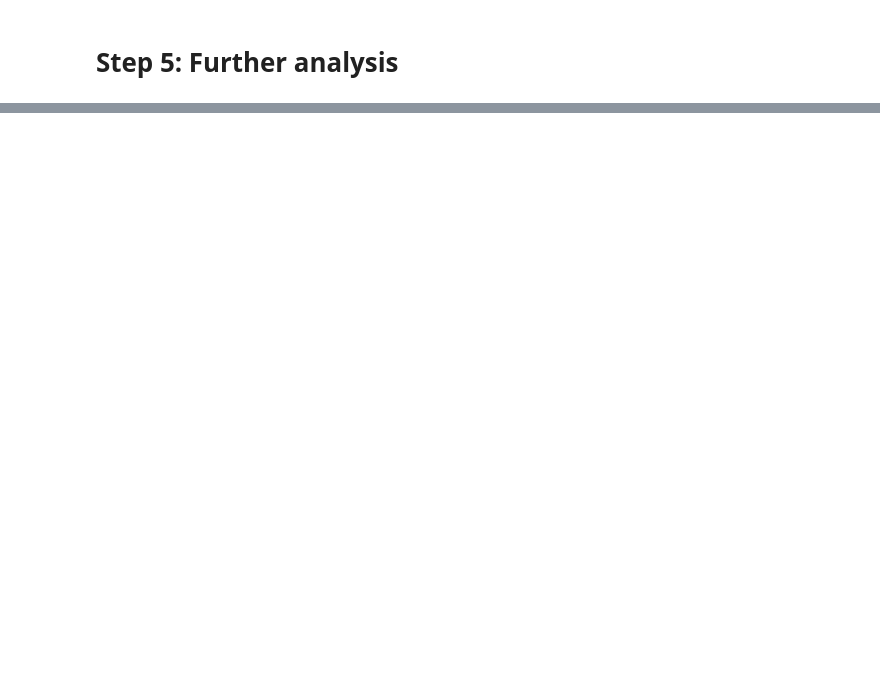
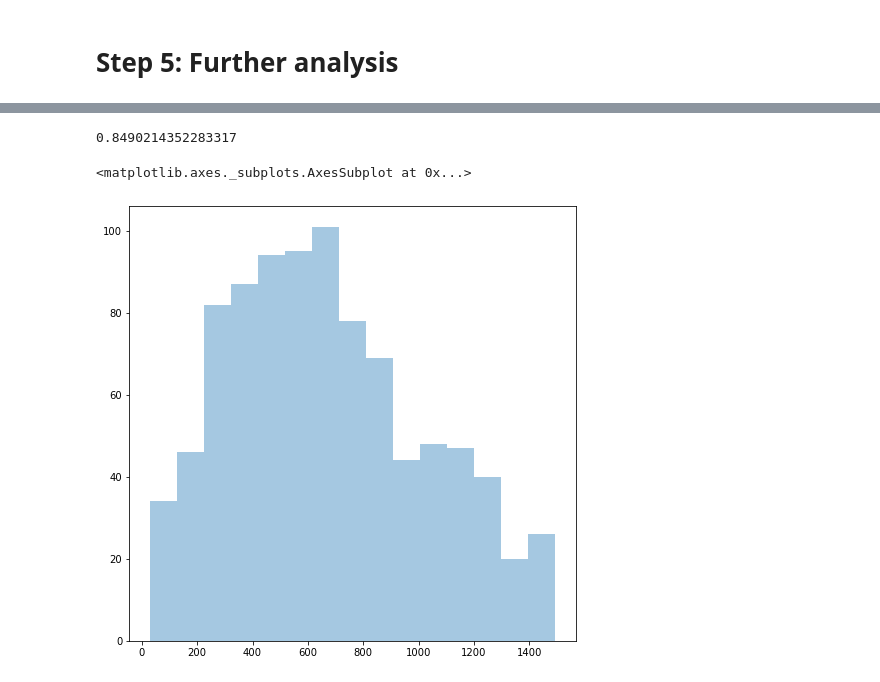
Before and after one commit to sproul-club/sc-notebook, a Jupyter notebook: CalLink Scraping Analysis.ipynb, the cells around one changed output, grey strips where cells are left out. Saved outputs shown, nothing was run; the diff lists cells and outputs as text; code cells hidden in the pictures; blank space fills up the shorter version.

```diff
--- a/CalLink Scraping Analysis.ipynb
+++ b/CalLink Scraping Analysis.ipynb
@@ -497,0 +453,8 @@ sum(new_orgs_df['email'].dropna().apply(lambda s: '@' not in s))
+# %%
+new_descr_lengths = [length for length in descr_lengths if length <= 1500]
+print(len(new_descr_lengths) / len(descr_lengths))
+sns.distplot(new_descr_lengths, kde=False)
+# %% [output]
+0.8490214352283317
+<matplotlib.axes._subplots.AxesSubplot at 0x...>
+[figure, added]
```
Also changed, not shown: parts of 25 cells of this notebook.
